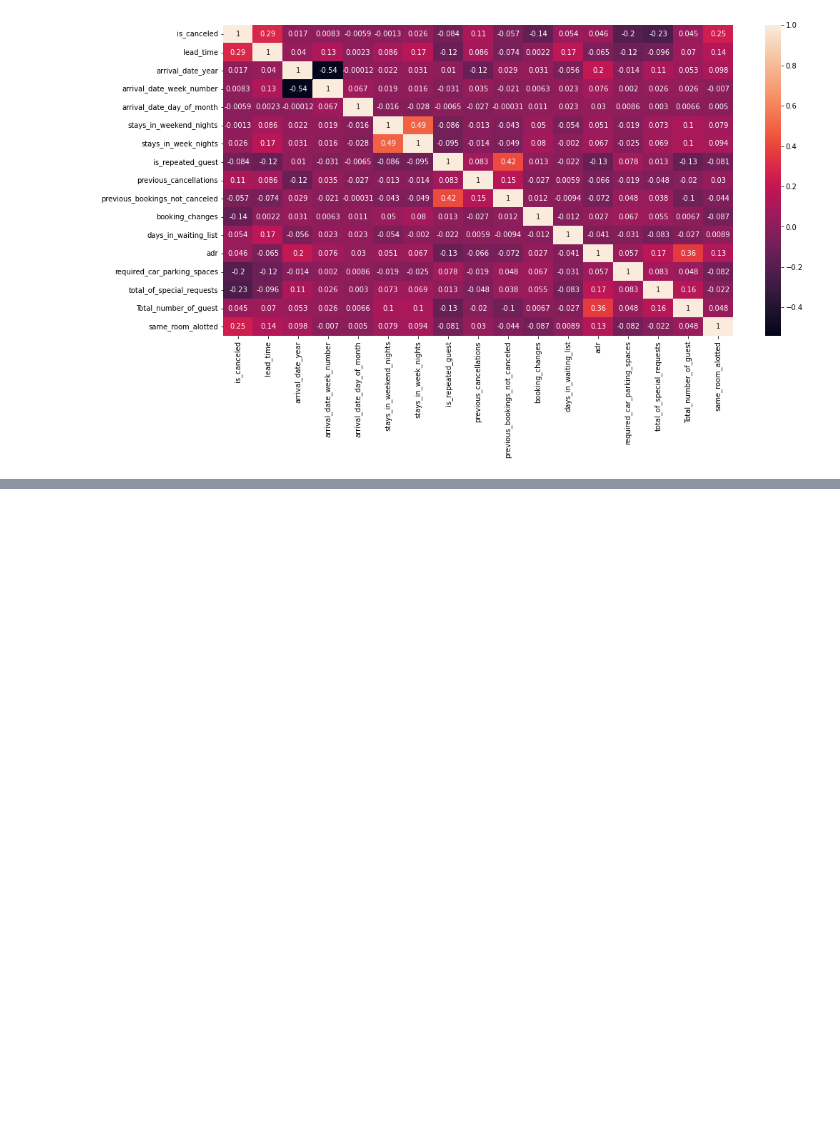
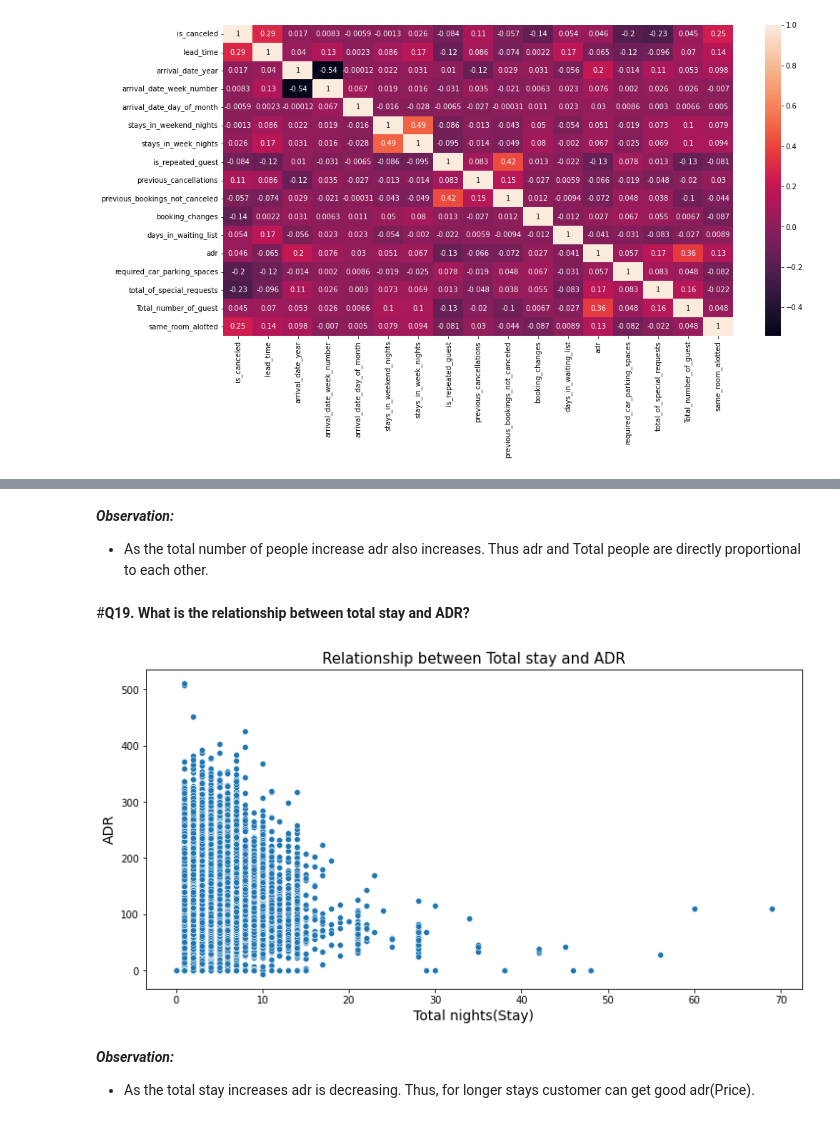
Before and after one commit to raoak18/Hotels-Data-Analysis-EDA, a Jupyter notebook: Hotel_Booking_Analysis_Capstone_Project.ipynb, the cells around one changed output, grey strips where cells are left out. Drawn from its saved outputs; the diff is of its cells as text; code cells hidden in the pictures; blank space fills up the shorter version.

```diff
--- a/Hotel_Booking_Analysis_Capstone_Project.ipynb
+++ b/Hotel_Booking_Analysis_Capstone_Project.ipynb
@@ -816,0 +850,17 @@ sns.heatmap(data.corr(), annot=True)
+# %% [markdown]
+***Observation:***
+* As the total number of people increase adr also increases. Thus adr and Total people are directly proportional to each other.
+# %% [markdown]
+#**Q19. What is the relationship between total stay and ADR?**
+# %%
+plt.figure(figsize=(12,6))
+sns.scatterplot(x=non_canceled['Total nights'], y=non_canceled['adr'])
+plt.title("Relationship between Total stay and ADR", fontsize=15)
+plt.xlabel("Total nights(Stay)", fontsize=14)
+plt.ylabel("ADR", fontsize=14)
+plt.show()
+# %% [output]
+[figure, added]
+# %% [markdown]
+***Observation:***
+* As the total stay increases adr is decreasing. Thus, for longer stays customer can get good adr(Price).
```
Also changed, not shown: parts of 7 cells of this notebook.
